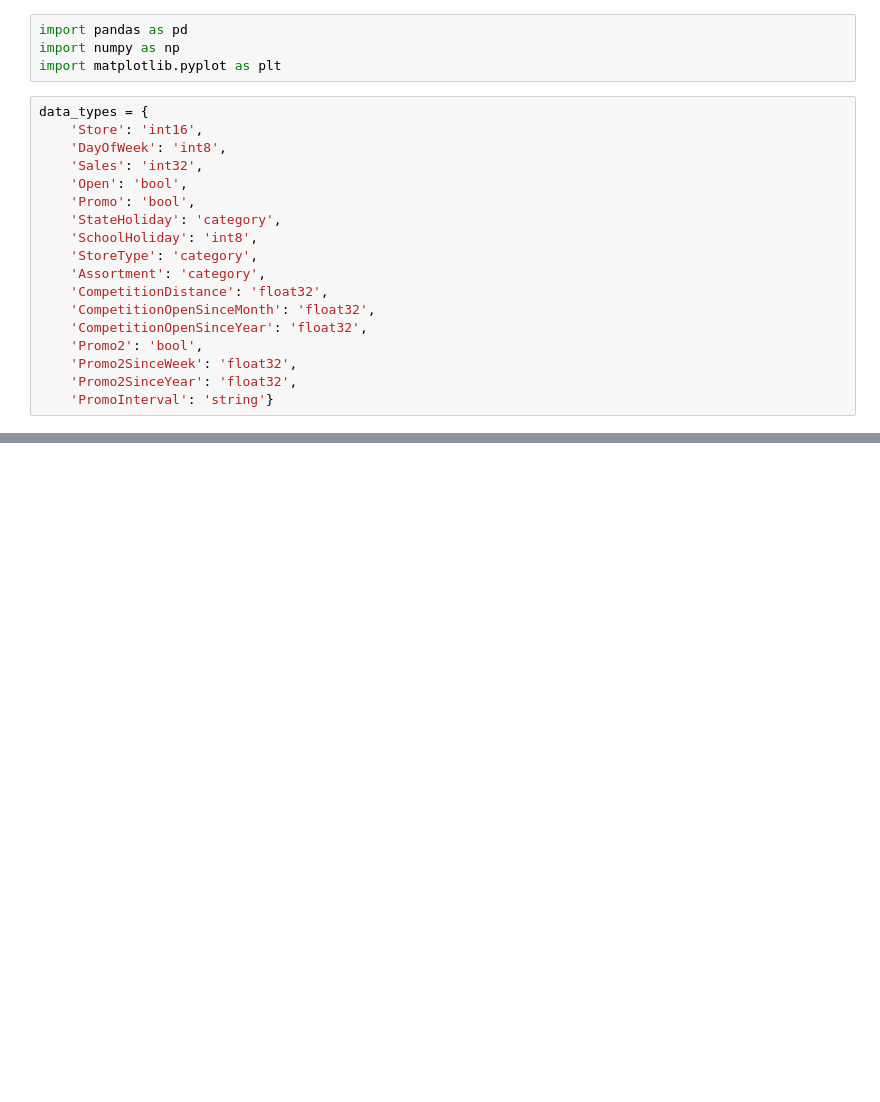
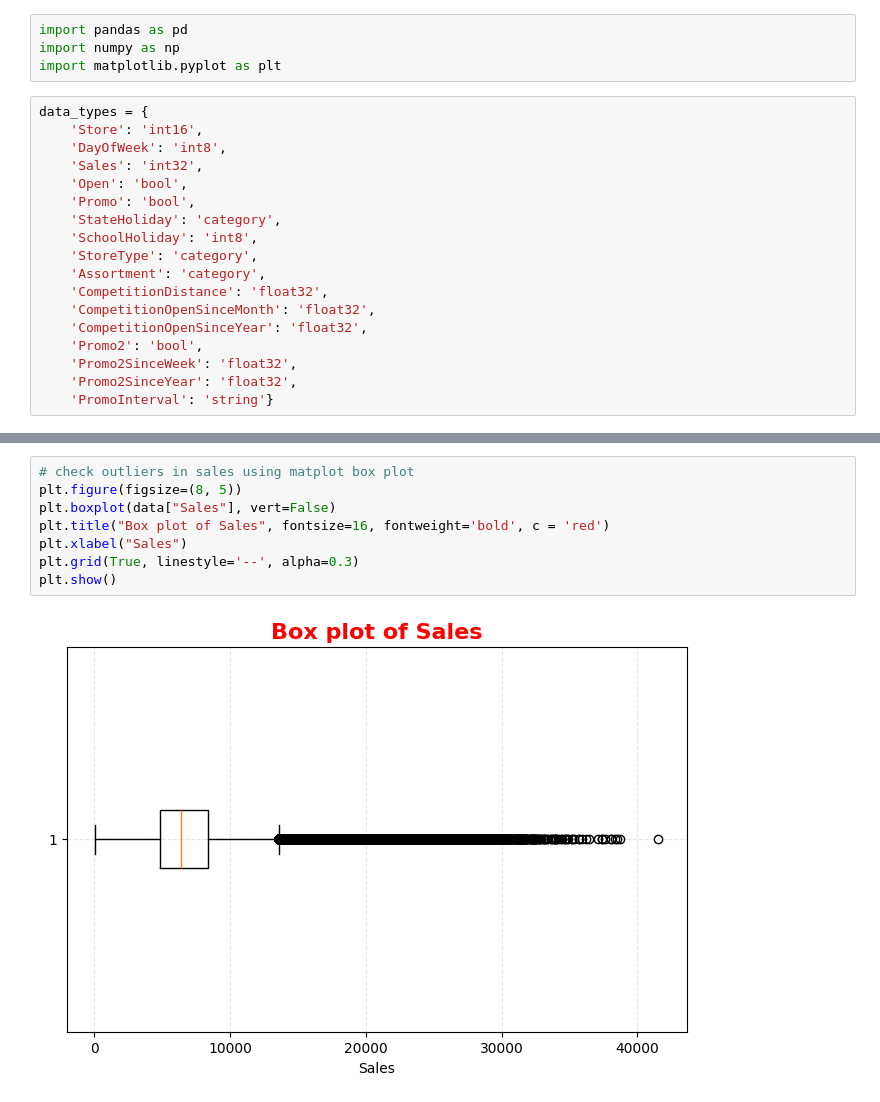
Before and after one commit to AhmedMagdy-GH/sales-forecasting-optimization, a Jupyter notebook: Notebooks/Preprocessing/03_data_cleaning.ipynb, the cells around one changed output, grey strips where cells are left out. Drawn from its saved outputs; the diff is of its cells as text; blank space fills up the shorter version.

```diff
--- a/Notebooks/Preprocessing/03_data_cleaning.ipynb
+++ b/Notebooks/Preprocessing/03_data_cleaning.ipynb
@@ -42,0 +178,10 @@ AttributeError: 'DataFrame' object has no attribute 'Date'
+# %%
+# check outliers in sales using matplot box plot
+plt.figure(figsize=(8, 5))
+plt.boxplot(data["Sales"], vert=False)
+plt.title("Box plot of Sales", fontsize=16, fontweight='bold', c = 'red')
+plt.xlabel("Sales")
+plt.grid(True, linestyle='--', alpha=0.3)
+plt.show()
+# %% [output]
+[figure, added]
```
Also changed, not shown: parts of 31 cells of this notebook.
